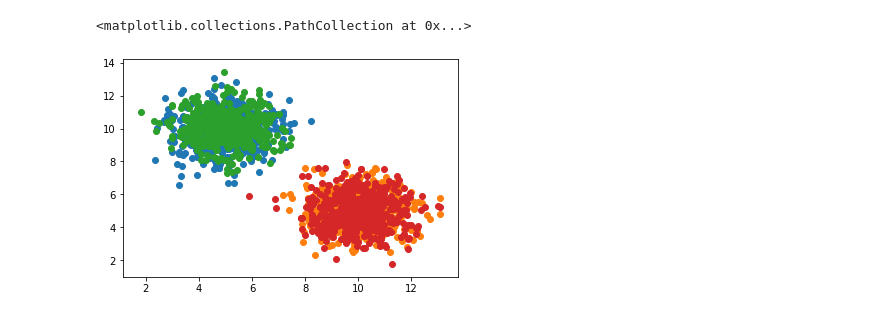
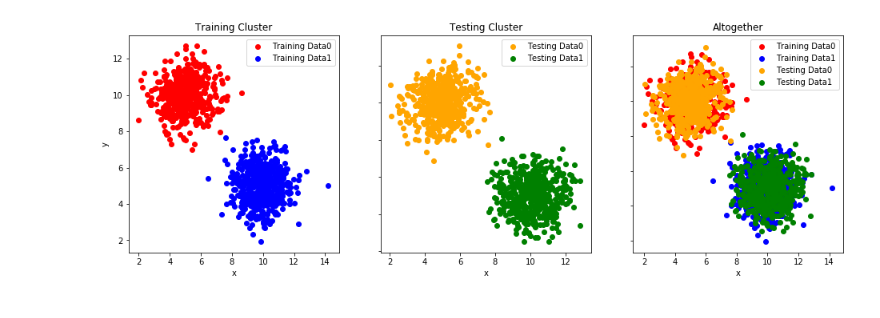
Before and after one commit to ljwon1995/MLAssignment1, a Jupyter notebook: Assignment1.ipynb, the cells around one changed output. Drawn from its saved outputs; the diff is of its cells as text; code cells hidden in the pictures.

Commit message:
Plot the training and testing datasets

```diff
--- a/Assignment1.ipynb
+++ b/Assignment1.ipynb
@@ -74,10 +60,34 @@ plt.scatter(tstCluster1[0], tstCluster1[1])
-# %%
-#Scatter Learning and Testing Cluster altogether
-
-plt.scatter(lrnCluster0[0], lrnCluster0[1])
-plt.scatter(lrnCluster1[0], lrnCluster1[1])
-plt.scatter(tstCluster0[0], tstCluster0[1])
-plt.scatter(tstCluster1[0], tstCluster1[1])
-# %% [output]
-<matplotlib.collections.PathCollection at 0x...>
-[figure, removed]
+# %%
+#plot the training and testing datasets
+
+fig, axs = plt.subplots(1, 3, figsize = (16,5))
+
+
+axs[0].set_title('Training Cluster')
+axs[1].set_title('Testing Cluster')
+axs[2].set_title('Altogether')
+
+axs[0].scatter(lrnCluster0[0], lrnCluster0[1], color = 'red', label = 'Training Data0')
+axs[0].scatter(lrnCluster1[0], lrnCluster1[1], color = 'blue', label = 'Training Data1')
+
+
+
+axs[1].scatter(tstCluster0[0], tstCluster0[1], color = 'orange', label = 'Testing Data0')
+axs[1].scatter(tstCluster1[0], tstCluster1[1], color = 'green', label = 'Testing Data1')
+
+axs[2].scatter(lrnCluster0[0], lrnCluster0[1], color = 'red', label = 'Training Data0')
+axs[2].scatter(lrnCluster1[0], lrnCluster1[1], color = 'blue', label = 'Training Data1')
+axs[2].scatter(tstCluster0[0], tstCluster0[1], color = 'orange', label = 'Testing Data0')
+axs[2].scatter(tstCluster1[0], tstCluster1[1], color = 'green', label = 'Testing Data1')
+
+axs[0].legend()
+axs[1].legend()
+axs[2].legend()
+
+for ax in axs.flat:
+    ax.set(xlabel='x', ylabel='y')
+
+for ax in axs.flat:
+    ax.label_outer()
+# %% [output]
+[figure, added]
```
Also changed, not shown: parts of 3 cells of this notebook.
